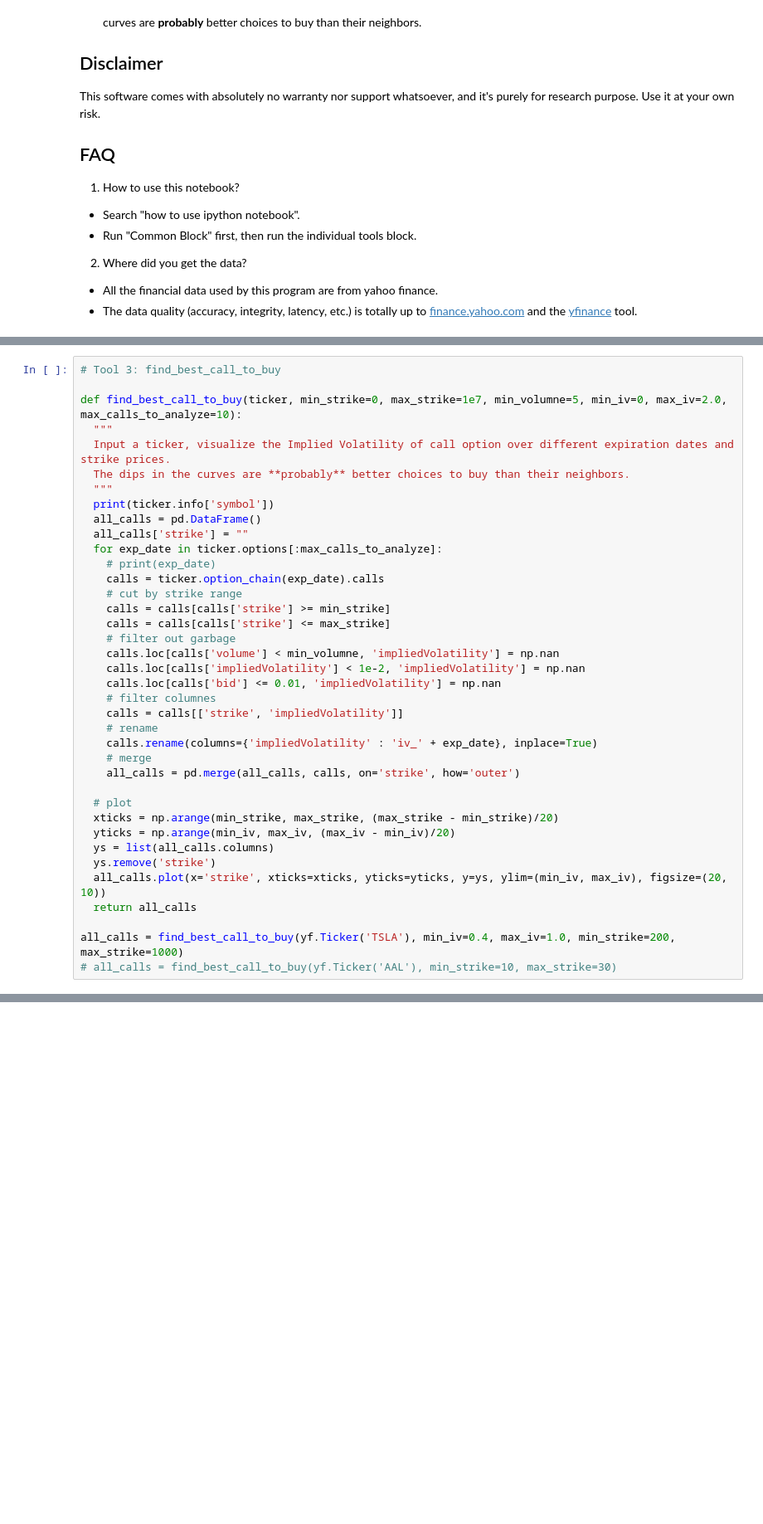
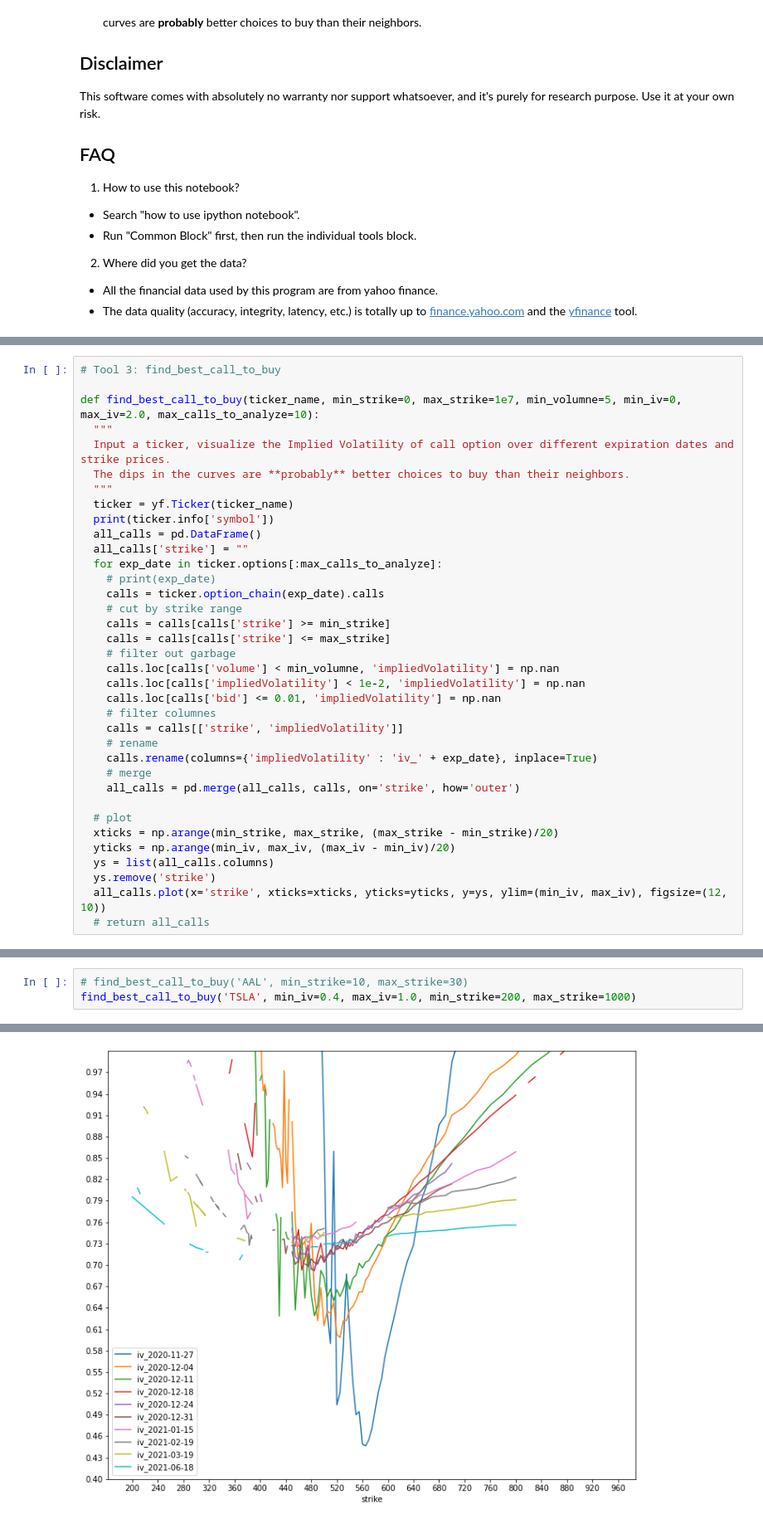
Before and after one commit to fanzhenya/options_lab, a Jupyter notebook: options_lab.ipynb, the cells around one changed output, grey strips where cells are left out. Shown: that part at 83% size. Saved outputs shown, nothing was run; the diff lists cells and outputs as text; blank space fills up the shorter version.

```diff
--- a/options_lab.ipynb
+++ b/options_lab.ipynb
@@ -232,11 +230,12 @@ ticker AAPL
 # %%
 # Tool 3: find_best_call_to_buy
 
-def find_best_call_to_buy(ticker, min_strike=0, max_strike=1e7, min_volumne=5, min_iv=0, max_iv=2.0, max_calls_to_analyze=10):
+def find_best_call_to_buy(ticker_name, min_strike=0, max_strike=1e7, min_volumne=5, min_iv=0, max_iv=2.0, max_calls_to_analyze=10):
   """
   Input a ticker, visualize the Implied Volatility of call option over different expiration dates and strike prices.
   The dips in the curves are **probably** better choices to buy than their neighbors.
   """
+  ticker = yf.Ticker(ticker_name)
   print(ticker.info['symbol'])
   all_calls = pd.DataFrame()
   all_calls['strike'] = ""
@@ -262,8 +261,5 @@ def find_best_call_to_buy(ticker, min_strike=0, max_strike=1e7, min_volumne=5, m
   yticks = np.arange(min_iv, max_iv, (max_iv - min_iv)/20)
   ys = list(all_calls.columns)
   ys.remove('strike')
-  all_calls.plot(x='strike', xticks=xticks, yticks=yticks, y=ys, ylim=(min_iv, max_iv), figsize=(20, 10))
-  return all_calls
-
-all_calls = find_best_call_to_buy(yf.Ticker('TSLA'), min_iv=0.4, max_iv=1.0, min_strike=200, max_strike=1000)
-# all_calls = find_best_call_to_buy(yf.Ticker('AAL'), min_strike=10, max_strike=30)
+  all_calls.plot(x='strike', xticks=xticks, yticks=yticks, y=ys, ylim=(min_iv, max_iv), figsize=(12, 10))
+  # return all_calls
@@ -272,0 +266,4 @@ TSLA
+# %%
+# find_best_call_to_buy('AAL', min_strike=10, max_strike=30)
+find_best_call_to_buy('TSLA', min_iv=0.4, max_iv=1.0, min_strike=200, max_strike=1000)
+# %% [output]
@@ -272,0 +271 @@ TSLA
+[figure, added]
```
Also changed, not shown: parts of 7 cells of this notebook.
